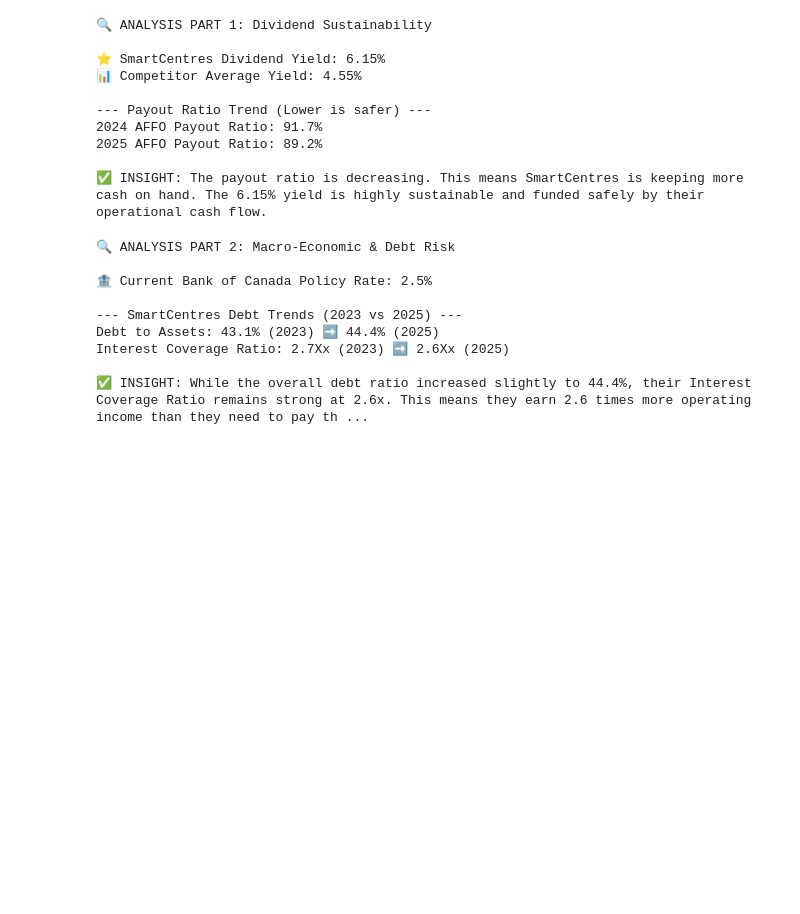
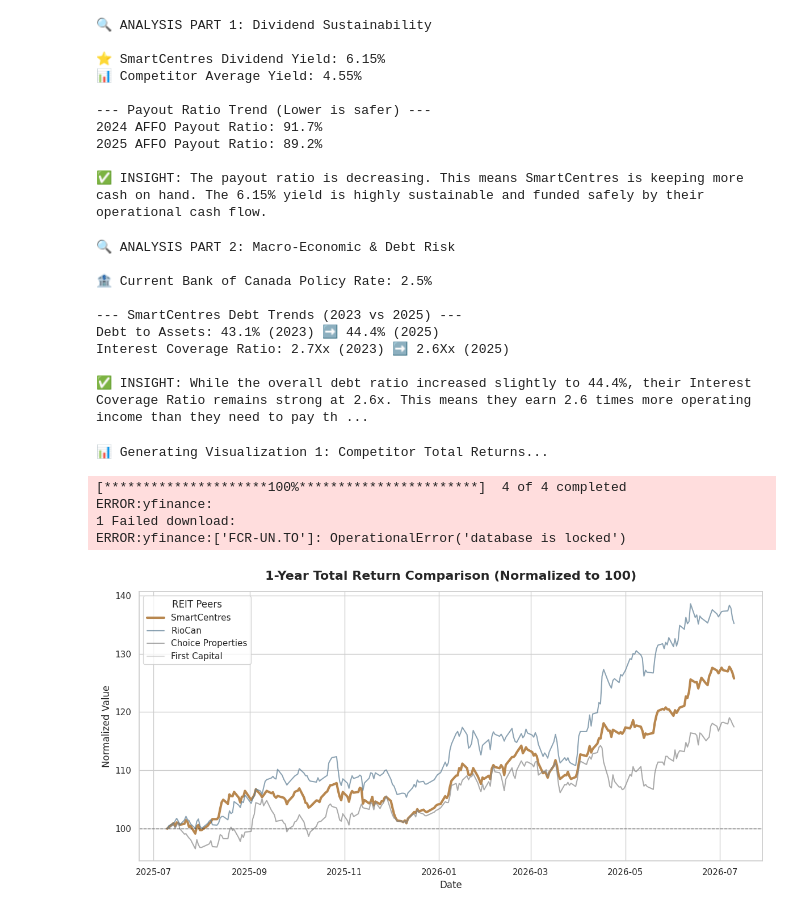
Before and after one commit to Ishtiak06/8730-assignment, a Jupyter notebook: 8730_Reit_July11_2026_Updated.ipynb, the cells around one changed output. Cells and saved outputs as stored; diff of their text form; code cells hidden in the pictures; blank space fills up the shorter version.

Commit message:
Created charts using matplotlib.

```diff
--- a/8730_Reit_July11_2026_Updated.ipynb
+++ b/8730_Reit_July11_2026_Updated.ipynb
@@ -544,3 +544,51 @@ Debt to Assets: 43.1% (2023) ➡️ 44.4% (2025)
 Interest Coverage Ratio: 2.7Xx (2023) ➡️ 2.6Xx (2025)
 
 ✅ INSIGHT: While the overall debt ratio increased slightly to 44.4%, their Interest Coverage Ratio remains strong at 2.6x. This means they earn 2.6 times more operating income than they need to pay th ...
+# %%
+# Chart 1: Stock Price Total Returns (Line Chart):
+
+import yfinance as yf
+import matplotlib.pyplot as plt
+import seaborn as sns
+import pandas as pd
+
+print("📊 Generating Visualization 1: Competitor Total Returns...\n")
+
+# Set executive styling
+sns.set_theme(style="whitegrid")
+
+# Define tickers
+tickers = ["SRU-UN.TO", "REI-UN.TO", "CHP-UN.TO", "FCR-UN.TO"]
+names = ["SmartCentres", "RioCan", "Choice Properties", "First Capital"]
+
+# Fetch 1-year historical closing prices
+hist_data = yf.download(tickers, period="1y")['Close']
+
+# Normalize the prices to start at 100 (shows percentage return)
+normalized_returns = (hist_data / hist_data.iloc[0]) * 100
+
+# Create the plot
+plt.figure(figsize=(12, 6))
+colors = ['#b8874f', '#5c7c93', '#888888', '#cccccc'] # SmartCentres highlighted
+
+for i, ticker in enumerate(tickers):
+    if ticker == "SRU-UN.TO":
+        plt.plot(normalized_returns.index, normalized_returns[ticker], label=names[i], color=colors[i], linewidth=3)
+    else:
+        plt.plot(normalized_returns.index, normalized_returns[ticker], label=names[i], color=colors[i], linewidth=1.5, alpha=0.7)
+
+plt.title('1-Year Total Return Comparison (Normalized to 100)', fontsize=16, fontweight='bold', pad=15)
+plt.ylabel('Normalized Value', fontsize=12)
+plt.xlabel('Date', fontsize=12)
+plt.legend(title="REIT Peers", loc="upper left")
+plt.axhline(y=100, color='black', linestyle='--', linewidth=1, alpha=0.5)
+
+plt.tight_layout()
+plt.show()
+# %% [output]
+📊 Generating Visualization 1: Competitor Total Returns...
+[*********************100%***********************]  4 of 4 completed
+ERROR:yfinance:
+1 Failed download:
+ERROR:yfinance:['FCR-UN.TO']: OperationalError('database is locked')
+[figure, added]
```
Also changed, not shown: parts of 2 cells of this notebook.
